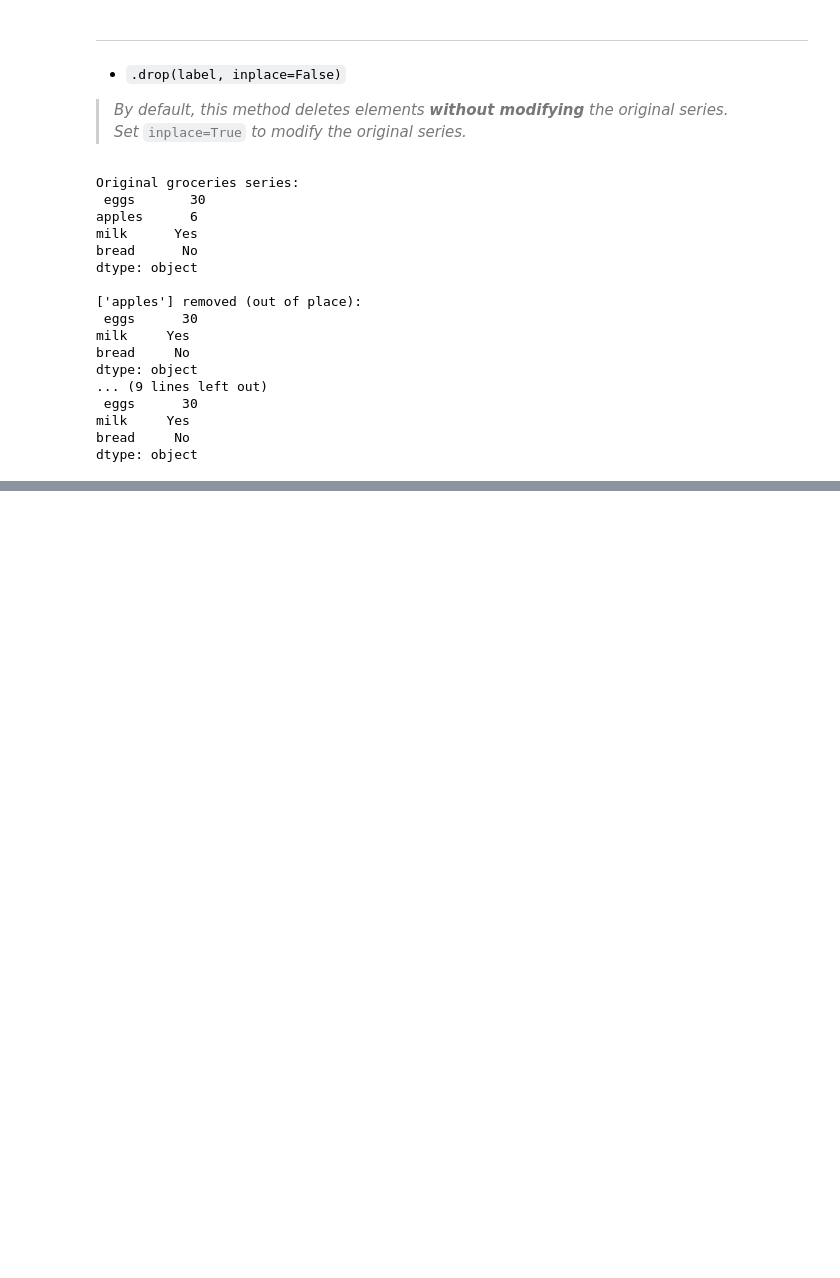
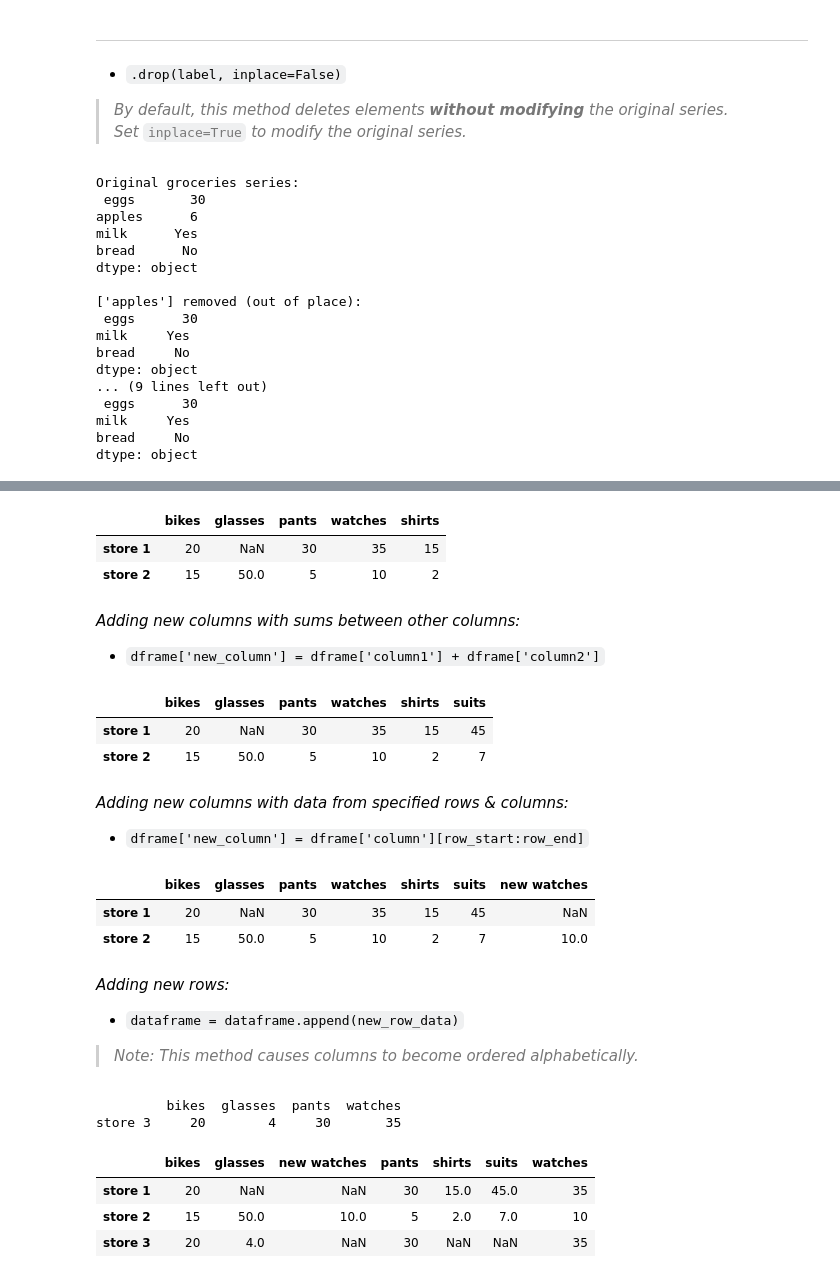
Before and after one commit to Razikk/Udacity, a Jupyter notebook: Pandas_notes.ipynb, the cells around one changed output, grey strips where cells are left out. Saved outputs shown, nothing was run; the diff lists cells and outputs as text; code cells hidden in the pictures; blank space fills up the shorter version.

Commit message:
Add more notes to Pandas

````diff
--- a/Pandas_notes.ipynb
+++ b/Pandas_notes.ipynb
@@ -141,0 +363,5 @@ dtype: object
+# %%
+items2 = [{'bikes': 20, 'pants': 30, 'watches': 35},
+          {'watches': 10, 'glasses': 50, 'bikes': 15, 'pants':5}]
+store_items = pd.DataFrame(items2, index = ['store 1', 'store 2'])
+store_items
@@ -141,0 +408,47 @@ dtype: object
+# %%
+store_items['shirts'] = [15, 2]
+store_items
+# %% [output]
+|  | bikes | glasses | pants | watches | shirts |
+| store 1 | 20 | NaN | 30 | 35 | 15 |
+| store 2 | 15 | 50.0 | 5 | 10 | 2 |
+# %% [markdown]
+*Adding new columns with sums between other columns:*
+* ```dframe['new_column'] = dframe['column1'] + dframe['column2']```
+# %%
+store_items['suits'] = store_items['pants'] + store_items['shirts']
+store_items
+# %% [output]
+|  | bikes | glasses | pants | watches | shirts | suits |
+| store 1 | 20 | NaN | 30 | 35 | 15 | 45 |
+| store 2 | 15 | 50.0 | 5 | 10 | 2 | 7 |
+# %% [markdown]
+*Adding new columns with data from specified rows & columns:*
+* ```dframe['new_column'] = dframe['column'][row_start:row_end]```
+# %%
+store_items['new watches'] = store_items['watches'][1:]
+store_items
+# %% [output]
+|  | bikes | glasses | pants | watches | shirts | suits | new watches |
+| store 1 | 20 | NaN | 30 | 35 | 15 | 45 | NaN |
+| store 2 | 15 | 50.0 | 5 | 10 | 2 | 7 | 10.0 |
+# %% [markdown]
+*Adding new rows:*
+* ```dataframe = dataframe.append(new_row_data)```
+>*Note: This method causes columns to become ordered alphabetically.*
+# %%
+# create new dictionary of items
+new_items = [{'bikes': 20, 'pants': 30, 'watches': 35, 'glasses': 4}]
+# create new single-row DataFrame using dictionary
+new_store = pd.DataFrame(new_items, index = ['store 3'])
+print(new_store)
+# append new DataFrame to existing one
+store_items = store_items.append(new_store)
+store_items
+# %% [output]
+         bikes  glasses  pants  watches
+store 3     20        4     30       35
+|  | bikes | glasses | new watches | pants | shirts | suits | watches |
+| store 1 | 20 | NaN | NaN | 30 | 15.0 | 45.0 | 35 |
+| store 2 | 15 | 50.0 | 10.0 | 5 | 2.0 | 7.0 | 10 |
+| store 3 | 20 | 4.0 | NaN | 30 | NaN | NaN | 35 |
````
Also changed, not shown: parts of 81 cells of this notebook.
